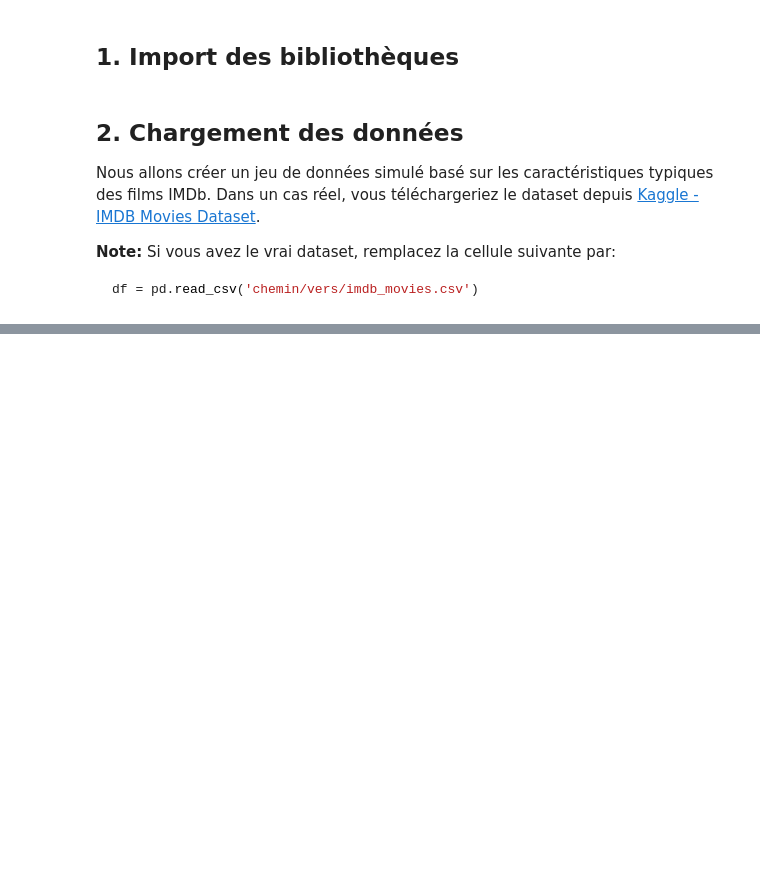
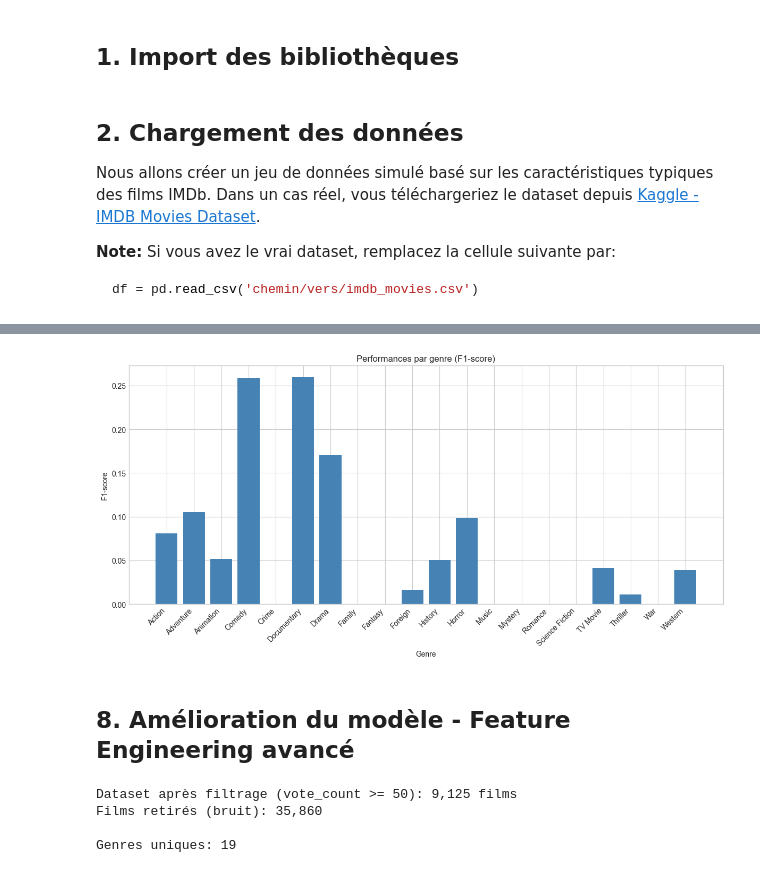
Before and after one commit to Rqbln/apprentissage-estimation-bayesienne-TP, a Jupyter notebook: Projet_Prediction_Genre_Films_NaiveBayes.ipynb, the cells around one changed output, grey strips where cells are left out. Saved outputs shown, nothing was run; the diff lists cells and outputs as text; code cells hidden in the pictures; blank space fills up the shorter version.

```diff
--- a/Projet_Prediction_Genre_Films_NaiveBayes.ipynb
+++ b/Projet_Prediction_Genre_Films_NaiveBayes.ipynb
@@ -1218,0 +502,65 @@ Film blockbuster d'action
+# %%
+# Performances par genre
+from sklearn.metrics import precision_recall_fscore_support
+
+precision, recall, f1, support = precision_recall_fscore_support(y_test, y_pred, labels=range(len(le_genre.classes_)))
+
+# Graphique des F1-scores par genre
+plt.figure(figsize=(12, 6))
+plt.bar(range(len(le_genre.classes_)), f1, color='steelblue')
+plt.xlabel('Genre')
+plt.ylabel('F1-score')
+plt.title('Performances par genre (F1-score)')
+plt.xticks(range(len(le_genre.classes_)), le_genre.classes_, rotation=45, ha='right')
+plt.tight_layout()
+plt.show()
+# %% [output]
+[figure, added]
+# %% [markdown]
+## 8. Amélioration du modèle - Feature Engineering avancé
+# %%
+# Extraction de TOUS les genres (pas juste le premier)
+def extract_all_items(value):
+    """Extrait tous les éléments d'une liste encodée en string"""
+    if value is None or (isinstance(value, float) and pd.isna(value)):
+        return []
+    if isinstance(value, list):
+        return value
+    if isinstance(value, str):
+        text = value.strip()
+        if not text or text.lower() in {"not available", "nan"}:
+            return []
+        if text.startswith("[") and text.endswith("]"):
+            for parser in (ast.literal_eval, json.loads):
+                try:
+                    parsed = parser(text)
+                    if isinstance(parsed, list):
+                        return parsed
+                except Exception:
+                    continue
+        return [text]
+    return []
+
+# Recharger dataset original et extraire toutes les listes
+df_multihot = df_kaggle.copy()
+
+# Extraire tous les genres, companies, countries
+df_multihot['all_genres'] = df_multihot['genre'].apply(extract_all_items)
+df_multihot['all_companies'] = df_multihot['companies'].apply(extract_all_items)
+df_multihot['all_countries'] = df_multihot['countries'].apply(extract_all_items)
+
+# Garder le premier genre comme cible
+df_multihot['genre_target'] = df_multihot['all_genres'].apply(lambda x: x[0] if x else None)
+
+# Filtrer
+df_multihot = df_multihot.dropna(subset=['genre_target'])
+df_multihot = df_multihot[df_multihot['vote_count'] >= 50]  # Filtrer le bruit
+
+print(f"Dataset après filtrage (vote_count >= 50): {len(df_multihot):,} films")
+print(f"Films retirés (bruit): {len(df_kaggle) - len(df_multihot):,}")
+print(f"\nGenres uniques: {df_multihot['genre_target'].nunique()}")
+# %% [output]
+Dataset après filtrage (vote_count >= 50): 9,125 films
+Films retirés (bruit): 35,860
+
+Genres uniques: 19
```
Also changed, not shown: parts of 62 cells of this notebook, 3 other files.
